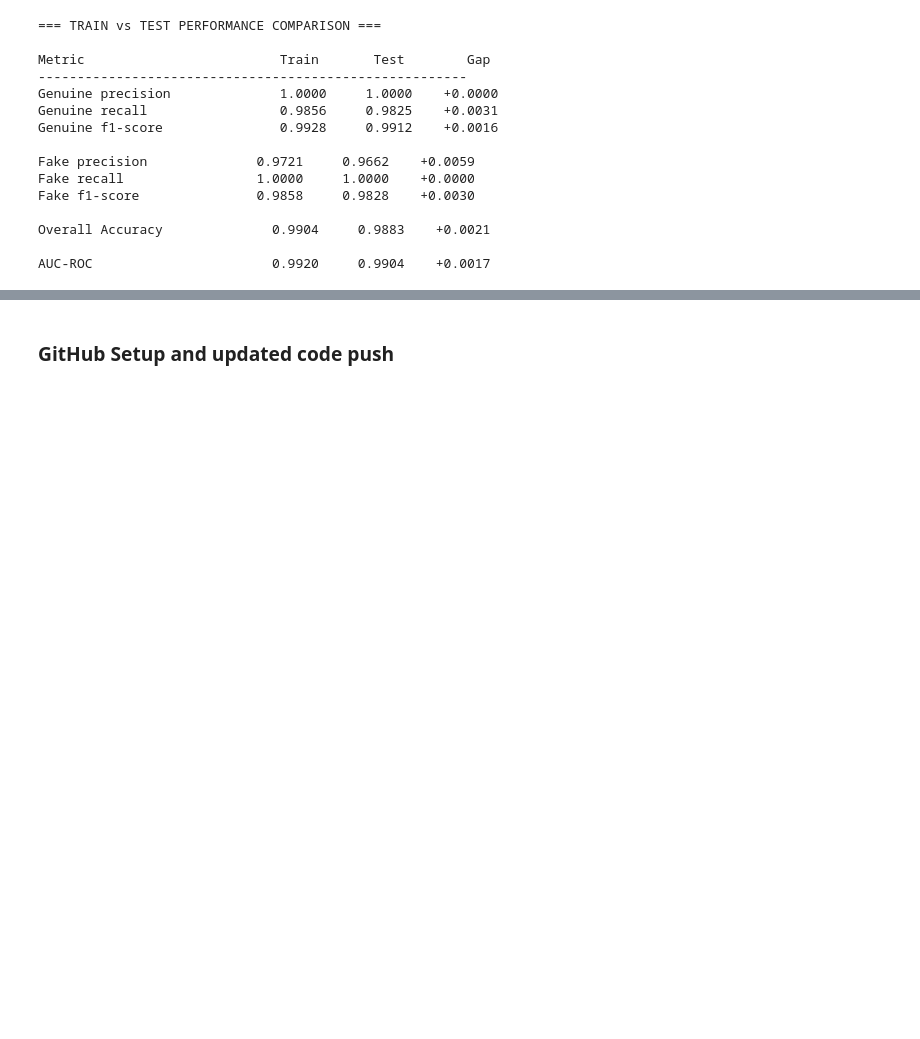
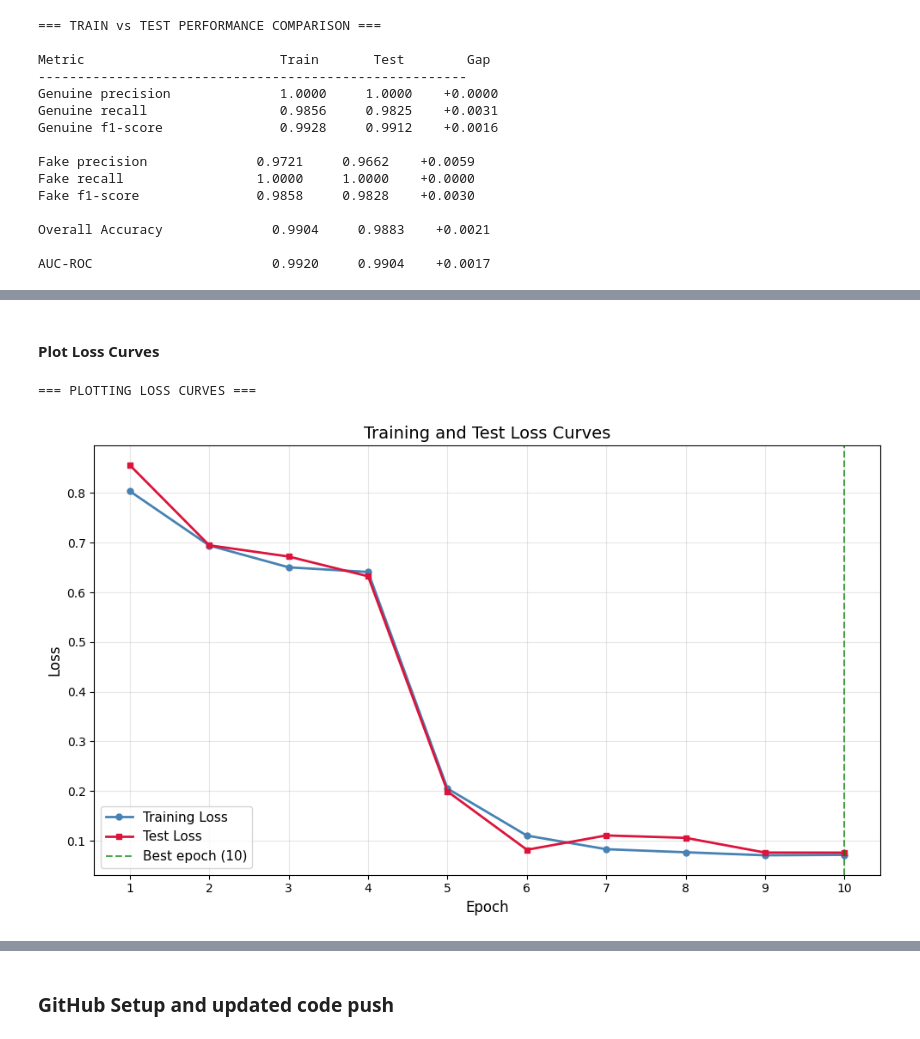
Before and after one commit to Thedeadman0612/TrustCart, a Jupyter notebook: phase2/notebooks/phase2_fake_review_detection.ipynb, the cells around one changed output, grey strips where cells are left out. Saved outputs shown, nothing was run; the diff lists cells and outputs as text; code cells hidden in the pictures; blank space fills up the shorter version.

Commit message:
Phase 2 Task 8: Learning curve analysis complete

```diff
--- a/phase2/notebooks/phase2_fake_review_detection.ipynb
+++ b/phase2/notebooks/phase2_fake_review_detection.ipynb
@@ -2779,0 +2786,61 @@ confirms model is not memorising training data.
+# %% [markdown]
+#### **Plot Loss Curves**
+# %%
+print("=== PLOTTING LOSS CURVES ===")
+print("")
+
+epochs = list(range(1, len(train_losses) + 1))
+
+plt.figure(figsize=(10, 6))
+
+plt.plot(
+    epochs,
+    train_losses,
+    color='steelblue',
+    marker='o',
+    linewidth=2,
+    markersize=5,
+    label='Training Loss'
+)
+
+plt.plot(
+    epochs,
+    test_losses,
+    color='crimson',
+    marker='s',
+    linewidth=2,
+    markersize=5,
+    label='Test Loss'
+)
+
+# Mark the best epoch
+best_epoch_idx = test_losses.index(min(test_losses))
+plt.axvline(
+    x=best_epoch_idx + 1,
+    color='green',
+    linestyle='--',
+    alpha=0.7,
+    label=f'Best epoch ({best_epoch_idx + 1})'
+)
+
+plt.xlabel('Epoch', fontsize=12)
+plt.ylabel('Loss', fontsize=12)
+plt.title('Training and Test Loss Curves', fontsize=14)
+plt.legend(fontsize=11)
+plt.xticks(epochs)
+plt.grid(alpha=0.3)
+plt.tight_layout()
+plt.show()
+
+print("")
+
+print(f"Starting train loss : {train_losses[0]:.4f}")
+print(f"Final train loss    : {train_losses[-1]:.4f}")
+print(f"Reduction           : {train_losses[0] - train_losses[-1]:.4f}")
+print("")
+print(f"Starting test loss  : {test_losses[0]:.4f}")
+print(f"Final test loss     : {test_losses[-1]:.4f}")
+print(f"Reduction           : {test_losses[0] - test_losses[-1]:.4f}")
+# %% [output]
+=== PLOTTING LOSS CURVES ===
+[figure, added]
```
Also changed, not shown: parts of 8 cells of this notebook.
